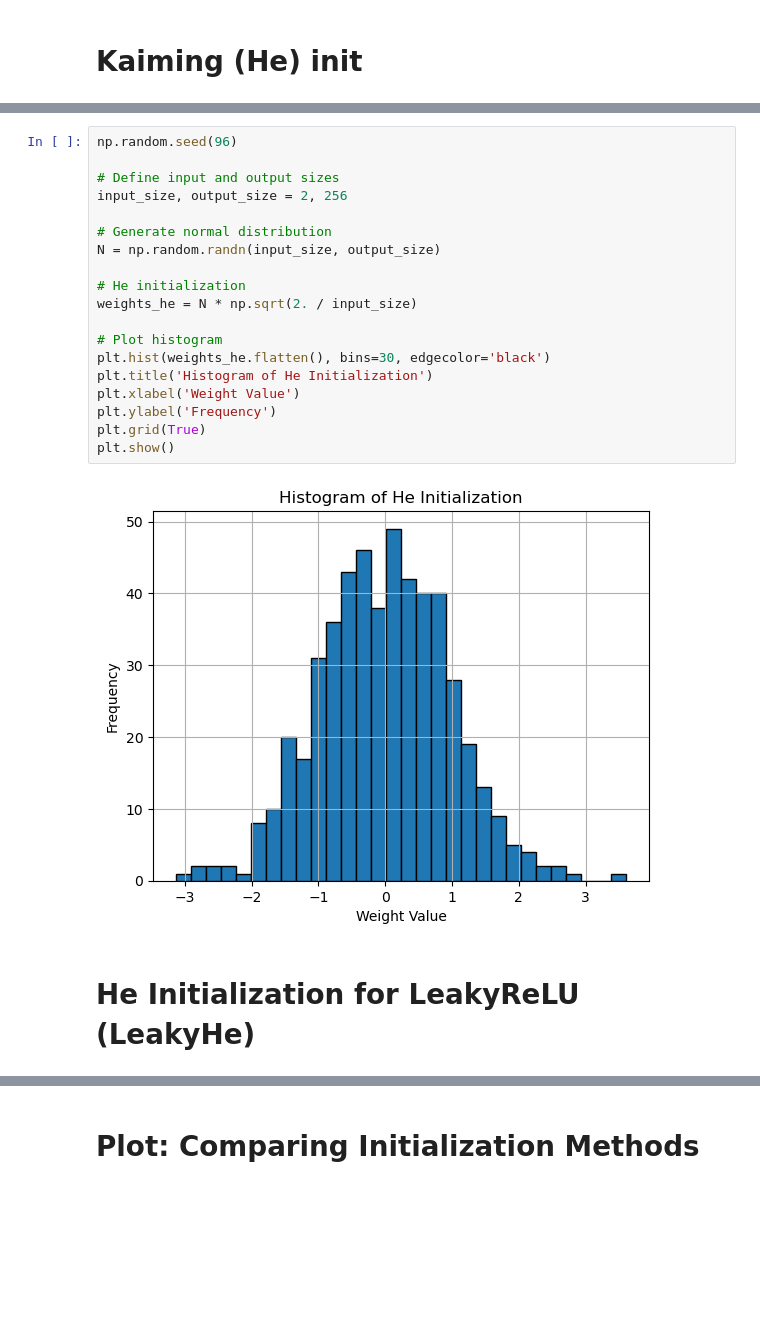
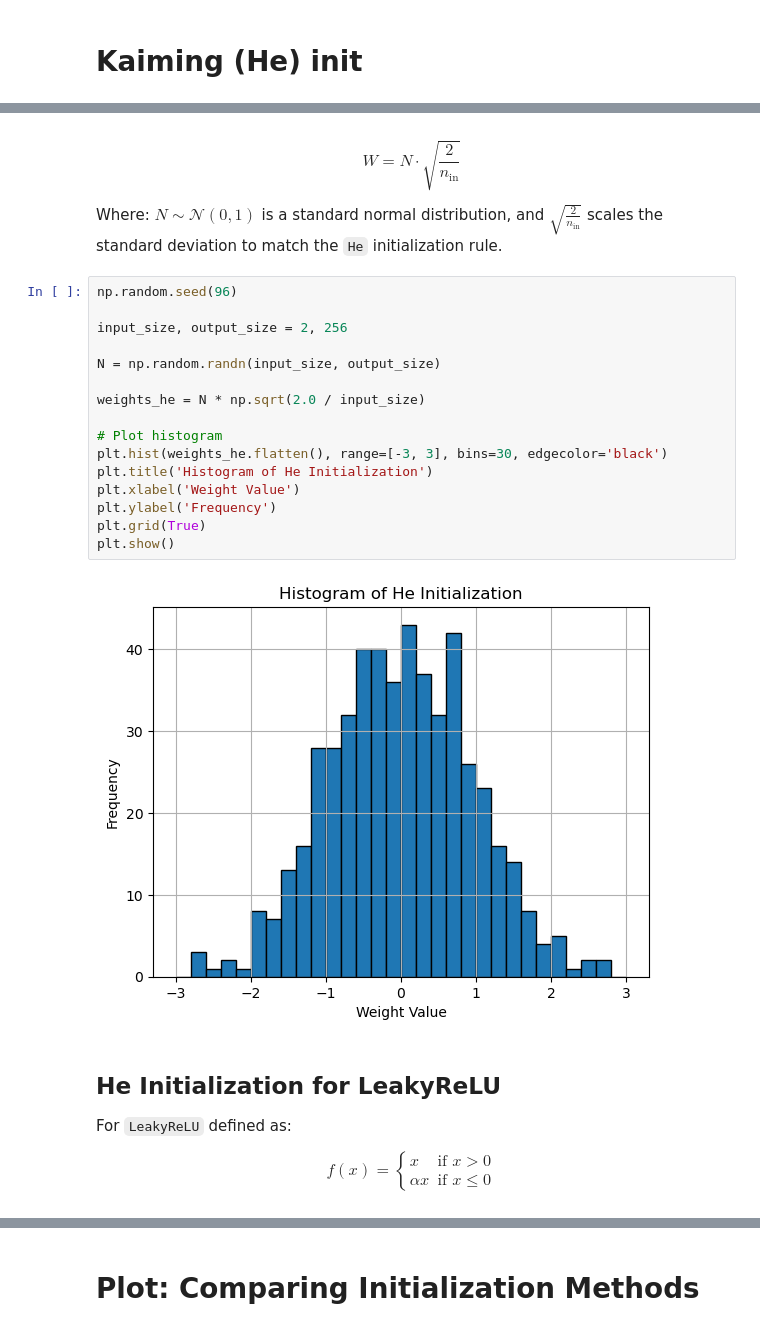
Before and after one commit to nickovchinnikov/datasatanism, a Jupyter notebook: code/8.WeightsAndActivation.ipynb, the cells around one changed output, grey strips where cells are left out. Cells and saved outputs as stored; diff of their text form; blank space fills up the shorter version.

```diff
--- a/code/8.WeightsAndActivation.ipynb
+++ b/code/8.WeightsAndActivation.ipynb
@@ -58,23 +79,33 @@ plt.show()
+# %% [markdown]
+$$W = N \cdot \sqrt{\frac{2}{n_{\text{in}}}}$$
+
+Where: $N \sim \mathcal{N}(0, 1)$ is a standard normal distribution, and $\sqrt{\frac{2}{n_{\text{in}}}}$ scales the standard deviation to match the `He` initialization rule.
 # %%
 np.random.seed(96)
 
-# Define input and output sizes
 input_size, output_size = 2, 256
 
-# Generate normal distribution
 N = np.random.randn(input_size, output_size)
 
-# He initialization
-weights_he = N * np.sqrt(2. / input_size)
+weights_he = N * np.sqrt(2.0 / input_size)
 
 # Plot histogram
-plt.hist(weights_he.flatten(), bins=30, edgecolor='black')
+plt.hist(weights_he.flatten(), range=[-3, 3], bins=30, edgecolor='black')
 plt.title('Histogram of He Initialization')
 plt.xlabel('Weight Value')
 plt.ylabel('Frequency')
 plt.grid(True)
 plt.show()
 # %% [output]
-[figure, old version]
+[figure, new version]
-# %% [markdown]
-# He Initialization for LeakyReLU (LeakyHe)
+# %% [markdown]
+## He Initialization for LeakyReLU
+
+For `LeakyReLU` defined as:
+
+$$
+f(x) = \begin{cases}
+x & \text{if } x > 0 \\
+\alpha x & \text{if } x \leq 0
+\end{cases}
+$$
```
Also changed, not shown: parts of 12 cells of this notebook, 1 other file.
